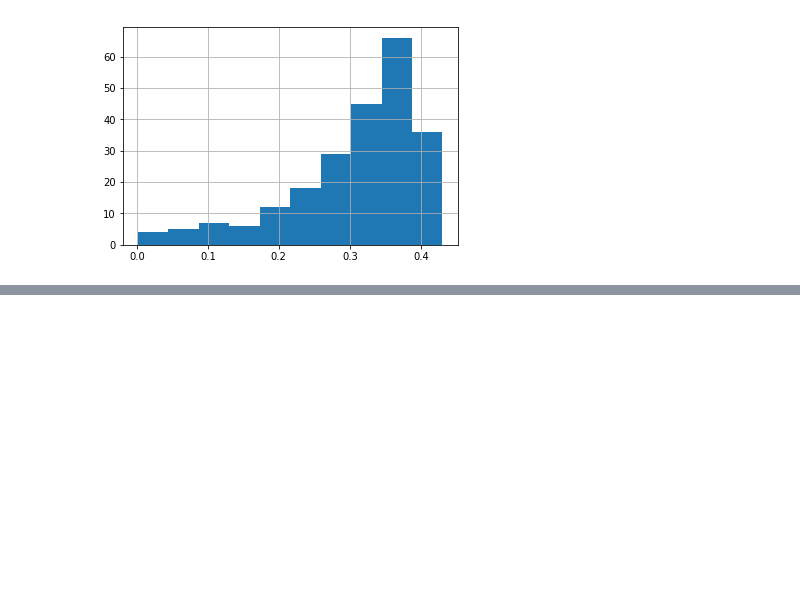
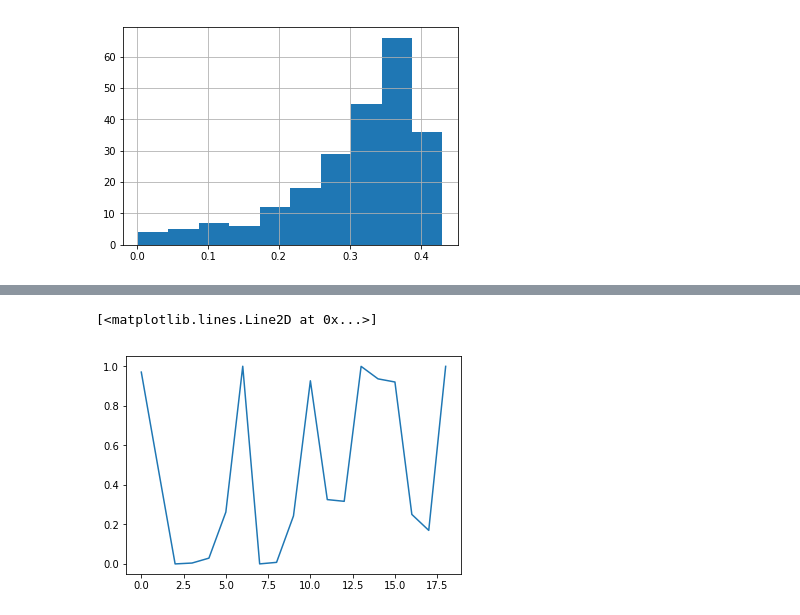
Before and after one commit to yurikaminski/AIDL19-DeepSales, a Jupyter notebook: results/Untitled.ipynb, the cells around one changed output, grey strips where cells are left out. Cells and saved outputs as stored; diff of their text form; code cells hidden in the pictures; blank space fills up the shorter version.

```diff
--- a/Untitled.ipynb
+++ b/results/Untitled.ipynb
@@ -6,6 +7,6 @@ import seaborn as sns
 
 %matplotlib inline
 # %%
-df = pd.read_csv("predictions_files.csv")
+df = pd.read_csv("predictions_25_epochs.csv")
 # %%
 df["avg_classification"] = df["avg"].apply(lambda x: 1 if x >= 0.5 else 0)
@@ -104,0 +124,5 @@ df[df["right_prediction"] == 1]["stdv"].hist()
+# %%
+plt.plot(ast.literal_eval(df.iloc[[3]]["prediction"].values[0]))
+# %% [output]
+[<matplotlib.lines.Line2D at 0x...>]
+[figure, added]
```
Also changed, not shown: parts of 7 cells of this notebook, 3 other files.
